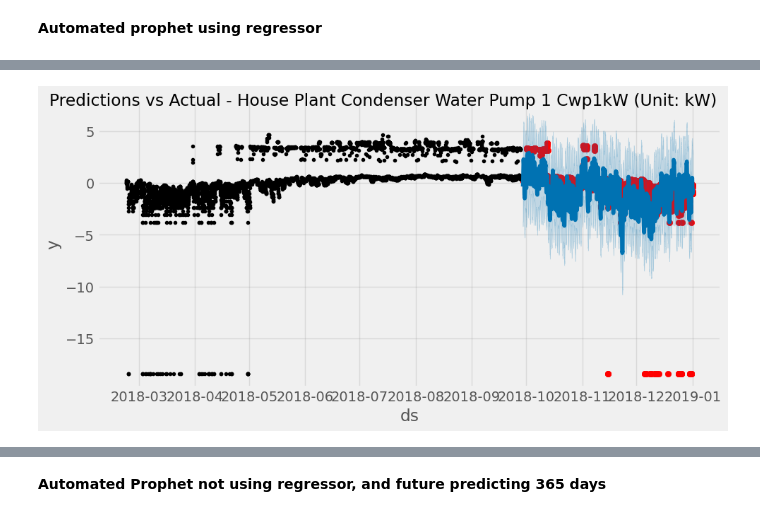
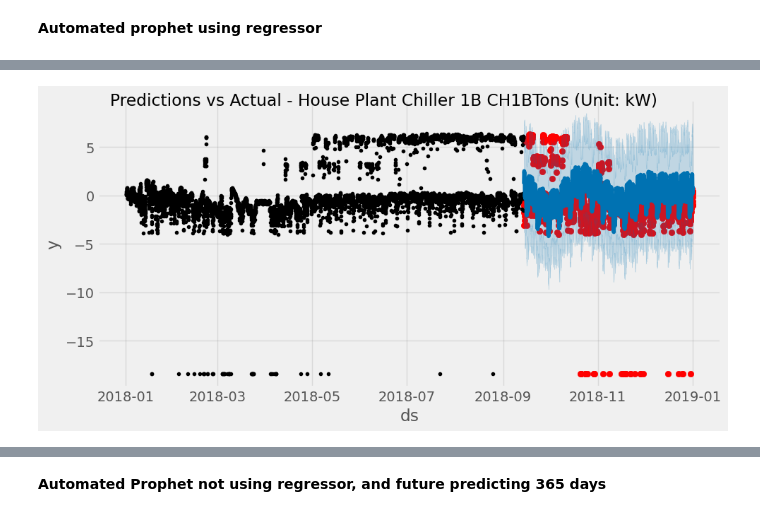
Before and after one commit to EdgarSantamaria/EnergyUsagePredictor, a Jupyter notebook: Prophet.ipynb, the cells around one changed output, grey strips where cells are left out. Cells and saved outputs as stored; diff of their text form; code cells hidden in the pictures.

```diff
--- a/Prophet.ipynb
+++ b/Prophet.ipynb
@@ -413,10 +413,29 @@ def automate_prophet(csv_path, csv_col, oat_path, oat_col, train_ratio=.7, chang
     plt.suptitle(plot_title)
     plt.show()
 
+    # Calculate time differences
+    train_time_range = train.index.max() - train.index.min()
+    test_time_range = test.index.max() - test.index.min()
+
+    # Print training and testing time ranges with days, and hours
+    print(f"Training Data Time Range: {train.index.min()} to {train.index.max()}, {train_time_range.days} days, {train_time_range.seconds // 3600} hours")
+    print(f"Testing Data Time Range: {test.index.min()} to {test.index.max()}, {test_time_range.days} days, {test_time_range.seconds // 3600} hours")
+
+    # Calculate errors
+    merged_data = pd.merge(test_data, test_forecast[['ds', 'yhat']], on='ds', how='inner')
+    actual_values = merged_data['y']
+    forecasted_values = merged_data['yhat']
+    mae = mean_absolute_error(actual_values, forecasted_values)
+    mse = mean_squared_error(actual_values, forecasted_values)
+
+    # Print errors
+    print(f"Mean Absolute Error (MAE): {mae}")
+    print(f"Mean Squared Error (MSE): {mse}")
+
 # testing
 csv_path = '/content/drive/MyDrive/394_points.csv'
-csv_col = 9  #9 1-22
-oat_path = '/content/drive/MyDrive/oat_data.csv'
+csv_col = 4  #9 1-22
+oat_path = '/content/drive/MyDrive/oat2018_2021.csv'
 oat_col = 1
 
 automate_prophet(csv_path, csv_col, oat_path, oat_col)
@@ -432,2 +451,2 @@ INFO:cmdstanpy:Chain [1] start processing
 INFO:cmdstanpy:Chain [1] done processing
-[figure, old version]
+[figure, new version]
```
Also changed, not shown: parts of 8 cells of this notebook.
